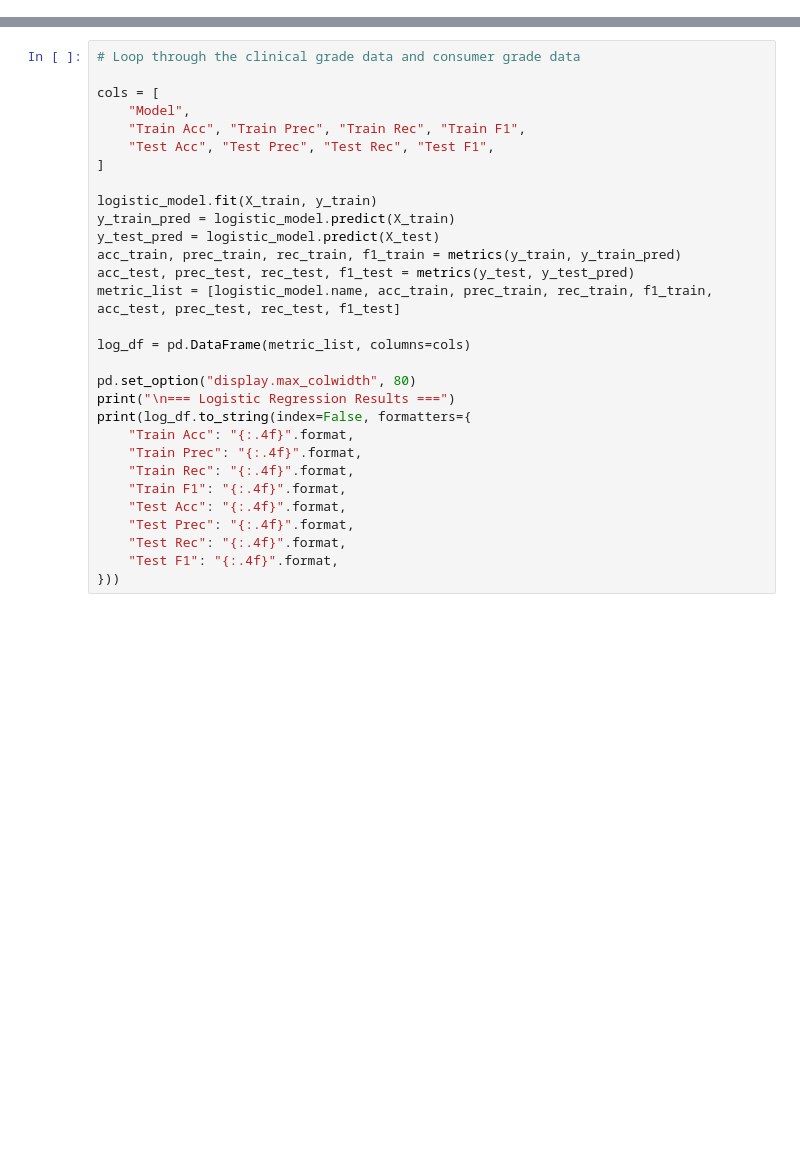
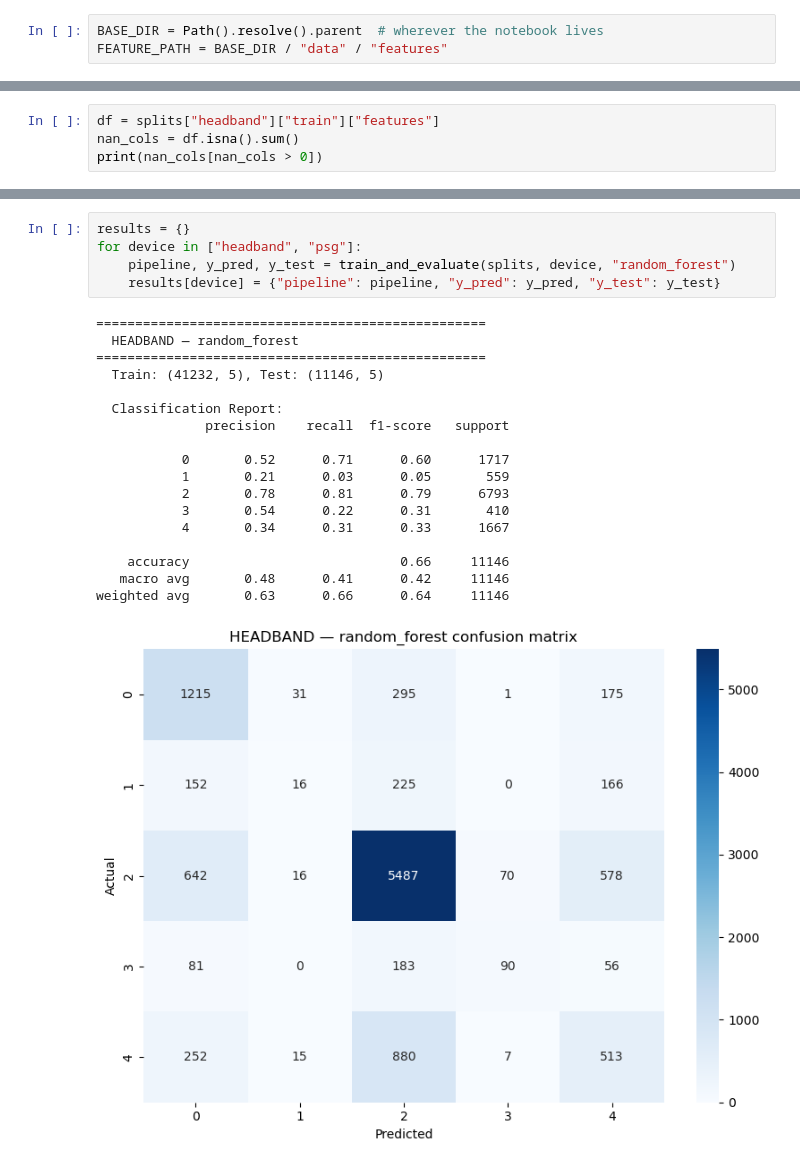
Before and after one commit to joannazhou0519/sleep-stage-ml, a Jupyter notebook: scripts/model_implementations.ipynb, the cells around one changed output, grey strips where cells are left out. Drawn from its saved outputs; the diff is of its cells as text; blank space fills up the shorter version.

```diff
--- a/scripts/model_implementations.ipynb
+++ b/scripts/model_implementations.ipynb
@@ -26 +27,4 @@ def metrics(y_true, y_pred):
+# %%
+BASE_DIR = Path().resolve().parent  # wherever the notebook lives
+FEATURE_PATH = BASE_DIR / "data" / "features"
 # %%
@@ -42,0 +164,4 @@ X_train, X_test, y_train, y_test =
+# %%
+df = splits["headband"]["train"]["features"]
+nan_cols = df.isna().sum()
+print(nan_cols[nan_cols > 0])
@@ -50,30 +252,24 @@ LogisticRegression(max_iter=2000, n_jobs=1, random_state=42, solver='saga')
-# %%
-# Loop through the clinical grade data and consumer grade data
-
-cols = [
-    "Model",
-    "Train Acc", "Train Prec", "Train Rec", "Train F1",
-    "Test Acc", "Test Prec", "Test Rec", "Test F1",
-]
-
-logistic_model.fit(X_train, y_train)
-y_train_pred = logistic_model.predict(X_train)
-y_test_pred = logistic_model.predict(X_test)
-acc_train, prec_train, rec_train, f1_train = metrics(y_train, y_train_pred)
-acc_test, prec_test, rec_test, f1_test = metrics(y_test, y_test_pred)
-metric_list = [logistic_model.name, acc_train, prec_train, rec_train, f1_train, acc_test, prec_test, rec_test, f1_test]
-
-log_df = pd.DataFrame(metric_list, columns=cols)
-
-pd.set_option("display.max_colwidth", 80)
-print("\n=== Logistic Regression Results ===")
-print(log_df.to_string(index=False, formatters={
-    "Train Acc": "{:.4f}".format,
-    "Train Prec": "{:.4f}".format,
-    "Train Rec": "{:.4f}".format,
-    "Train F1": "{:.4f}".format,
-    "Test Acc": "{:.4f}".format,
-    "Test Prec": "{:.4f}".format,
-    "Test Rec": "{:.4f}".format,
-    "Test F1": "{:.4f}".format,
-}))
+# %%
+results = {}
+for device in ["headband", "psg"]:
+    pipeline, y_pred, y_test = train_and_evaluate(splits, device, "random_forest")
+    results[device] = {"pipeline": pipeline, "y_pred": y_pred, "y_test": y_test}
+# %% [output]
+==================================================
+  HEADBAND — random_forest
+==================================================
+  Train: (41232, 5), Test: (11146, 5)
+
+  Classification Report:
+              precision    recall  f1-score   support
+
+           0       0.52      0.71      0.60      1717
+           1       0.21      0.03      0.05       559
+           2       0.78      0.81      0.79      6793
+           3       0.54      0.22      0.31       410
+           4       0.34      0.31      0.33      1667
+
+    accuracy                           0.66     11146
+   macro avg       0.48      0.41      0.42     11146
+weighted avg       0.63      0.66      0.64     11146
+[figure, added]
```
Also changed, not shown: parts of 16 cells of this notebook, 1 other file.
